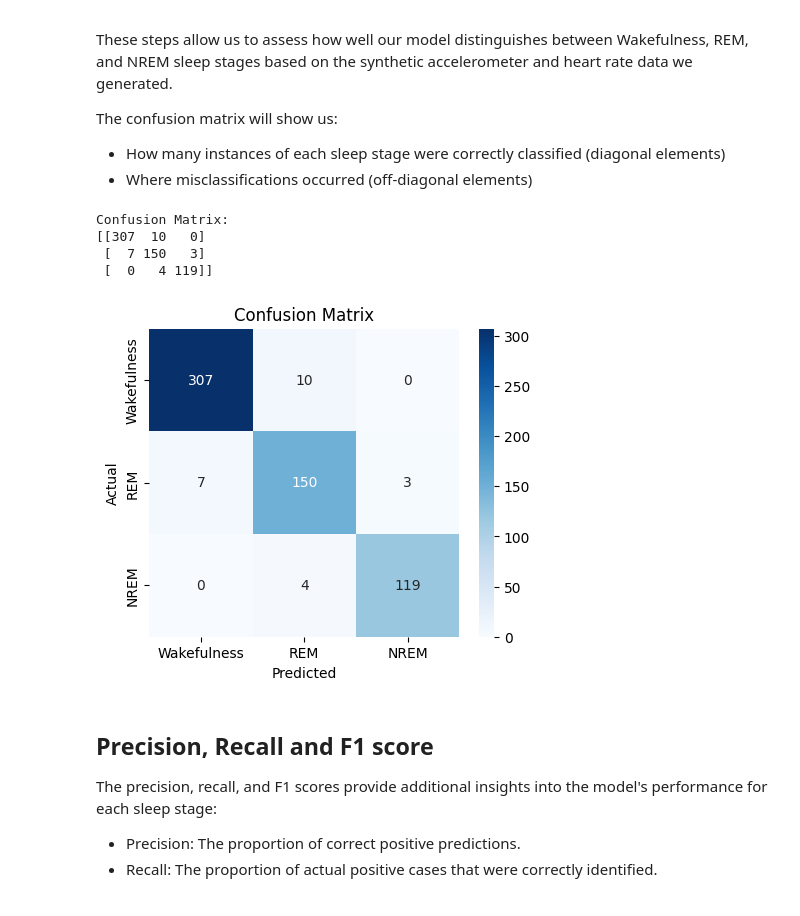
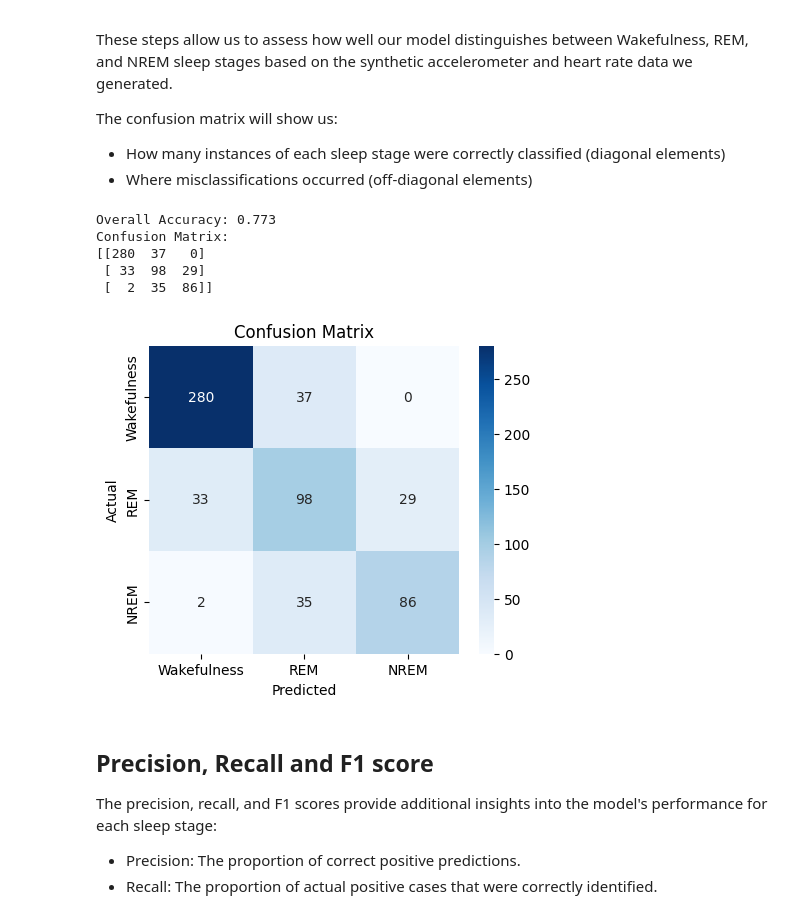
Before and after one commit to dganesan/mhealth-course, a Jupyter notebook: chapter3-activityrecognition/notebooks/Chapter3-ClassifierEvaluation.ipynb, the cells around one changed output. Saved outputs shown, nothing was run; the diff lists cells and outputs as text; code cells hidden in the pictures.

```diff
--- a/chapter3-activityrecognition/notebooks/Chapter3-ClassifierEvaluation.ipynb
+++ b/chapter3-activityrecognition/notebooks/Chapter3-ClassifierEvaluation.ipynb
@@ -27,7 +27,7 @@ We'll create synthetic data to simulate accelerometer, heart rate, and heart rat
 
 We then extract a bunch of features from the accelerometer and heart rate signals (e.g. min, max, mean, etc); we also extract some specialized features from heart rate corresponding to heart rate variability (e.g. rmssd, sdnn); and obtain the dominant frequency using the `welch` function from SciPy.
 # %%
-def generate_synthetic_data(n_samples=1000, window_size=30):
+def generate_synthetic_data(n_samples=1000, window_size=30, class_distribution=[0.5, 0.3, 0.2]):
     # Generate base signals
     time = np.arange(n_samples * window_size) / 100  # Assuming 100 Hz sampling rate
     accel_x = np.random.randn(n_samples * window_size)
@@ -36,7 +36,7 @@ def generate_synthetic_data(n_samples=1000, window_size=30):
     heart_rate = np.random.normal(60, 10, n_samples * window_size)
 
     # Generate labels
-    labels = np.random.choice(['Wakefulness', 'REM', 'NREM'], n_samples, p=[0.5, 0.3, 0.2])
+    labels = np.random.choice(['Wakefulness', 'REM', 'NREM'], n_samples, p=class_distribution)
     labels = np.repeat(labels, window_size)
 
     # Adjust signals based on sleep stage (with more overlap and noise)
@@ -47,15 +47,15 @@ def generate_synthetic_data(n_samples=1000, window_size=30):
             accel_z[i] += np.random.normal(0, 1.2)
             heart_rate[i] += np.random.normal(10, 5)
         elif label == 'REM':
-            accel_x[i] += np.random.normal(0, 0.4)
-            accel_y[i] += np.random.normal(0, 0.4)
-            accel_z[i] += np.random.normal(0, 0.4)
+            accel_x[i] += np.random.normal(0, 0.9)
+            accel_y[i] += np.random.normal(0, 0.9)
+            accel_z[i] += np.random.normal(0, 0.9)
             heart_rate[i] += np.random.normal(5, 3)
         else:  # NREM
-            accel_x[i] += np.random.normal(0, 0.2)
-            accel_y[i] += np.random.normal(0, 0.2)
-            accel_z[i] += np.random.normal(0, 0.2)
-            heart_rate[i] += np.random.normal(-5, 3)
+            accel_x[i] += np.random.normal(0, 0.8)
+            accel_y[i] += np.random.normal(0, 0.8)
+            accel_z[i] += np.random.normal(0, 0.8)
+            heart_rate[i] += np.random.normal(1, 2)
 
     # Add random noise to all signals
     accel_x += np.random.normal(0, 1, len(accel_x))
@@ -138,37 +138,44 @@ y = data['Stage']
 X_train, X_test, y_train, y_test = train_test_split(X, y, test_size=0.3, random_state=42)
 
 # Train a Decision Tree classifier
 clf = DecisionTreeClassifier(random_state=42)
 clf.fit(X_train, y_train)
 
 # Make predictions
 y_pred = clf.predict(X_test)
 
 # Generate confusion matrix
 cm = confusion_matrix(y_test, y_pred, labels=['Wakefulness', 'REM', 'NREM'])
 
+# Calculate accuracy
+accuracy = accuracy_score(y_test, y_pred)
+
 # Calculate precision, recall, and F1 score
 precision, recall, f1, _ = precision_recall_fscore_support(y_test, y_pred, average=None, labels=['Wakefulness', 'REM', 'NREM'])
 
 # Display results
+print(f"\nOverall Accuracy: {accuracy:.3f}")
+
+# Print the confusion matrix
 print("Confusion Matrix:")
 print(cm)
 
 # Visualize the confusion matrix
 plt.figure(figsize=(5, 4))
 sns.heatmap(cm, annot=True, fmt='d', cmap='Blues',
             xticklabels=['Wakefulness', 'REM', 'NREM'],
             yticklabels=['Wakefulness', 'REM', 'NREM'])
 plt.title('Confusion Matrix')
 plt.xlabel('Predicted')
 plt.ylabel('Actual')
 plt.show()
 # %% [output]
+Overall Accuracy: 0.773
 Confusion Matrix:
-[[307  10   0]
- [  7 150   3]
- [  0   4 119]]
+[[280  37   0]
+ [ 33  98  29]
+ [  2  35  86]]
-[figure, old version]
+[figure, new version]
 # %% [markdown]
 ## Precision, Recall and F1 score
 
```
Also changed, not shown: parts of 6 cells of this notebook, 1 other file.
